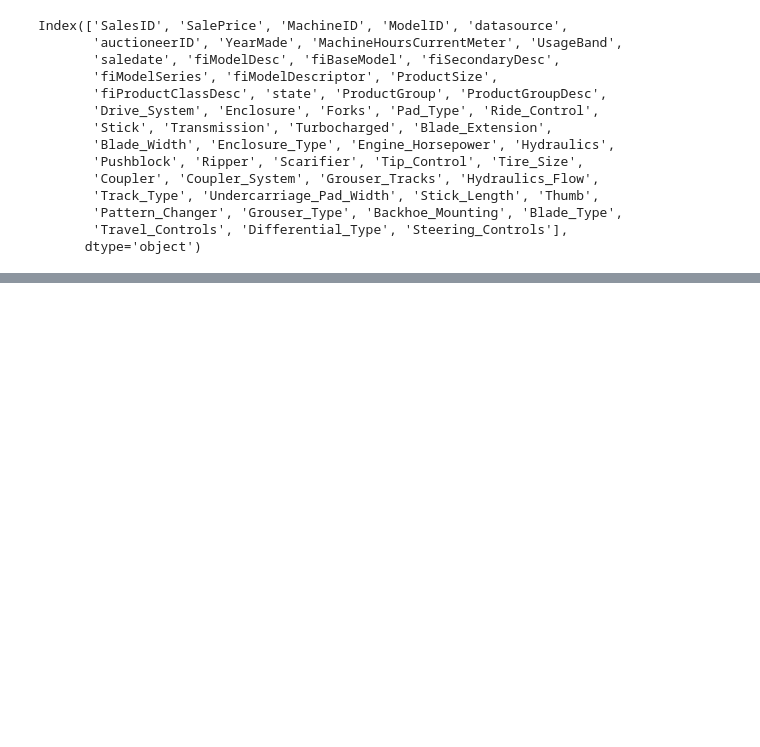
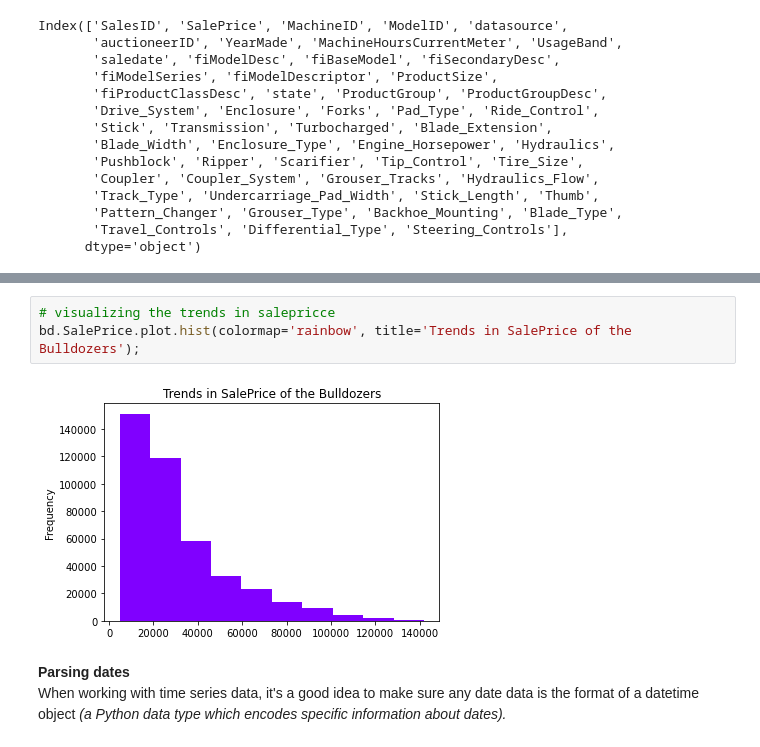
Before and after one commit to ineelhere/Machine-Learning-and-Data-Science, a Jupyter notebook: Milestone Project 2/Bulldozers-sell-price-prediction.ipynb, the cells around one changed output, grey strips where cells are left out. Saved outputs shown, nothing was run; the diff lists cells and outputs as text; blank space fills up the shorter version.

```diff
--- a/Milestone Project 2/Bulldozers-sell-price-prediction.ipynb
+++ b/Milestone Project 2/Bulldozers-sell-price-prediction.ipynb
@@ -94,0 +143,8 @@ Index(['SalesID', 'SalePrice', 'MachineID', 'ModelID', 'datasource',
+# %%
+# visualizing the trends in salepricce
+bd.SalePrice.plot.hist(colormap='rainbow', title='Trends in SalePrice of the Bulldozers');
+# %% [output]
+[figure, added]
+# %% [markdown]
+**Parsing dates** <br>
+When working with time series data, it's a good idea to make sure any date data is the format of a datetime object *(a Python data type which encodes specific information about dates).*
```
Also changed, not shown: parts of 6 cells of this notebook.
